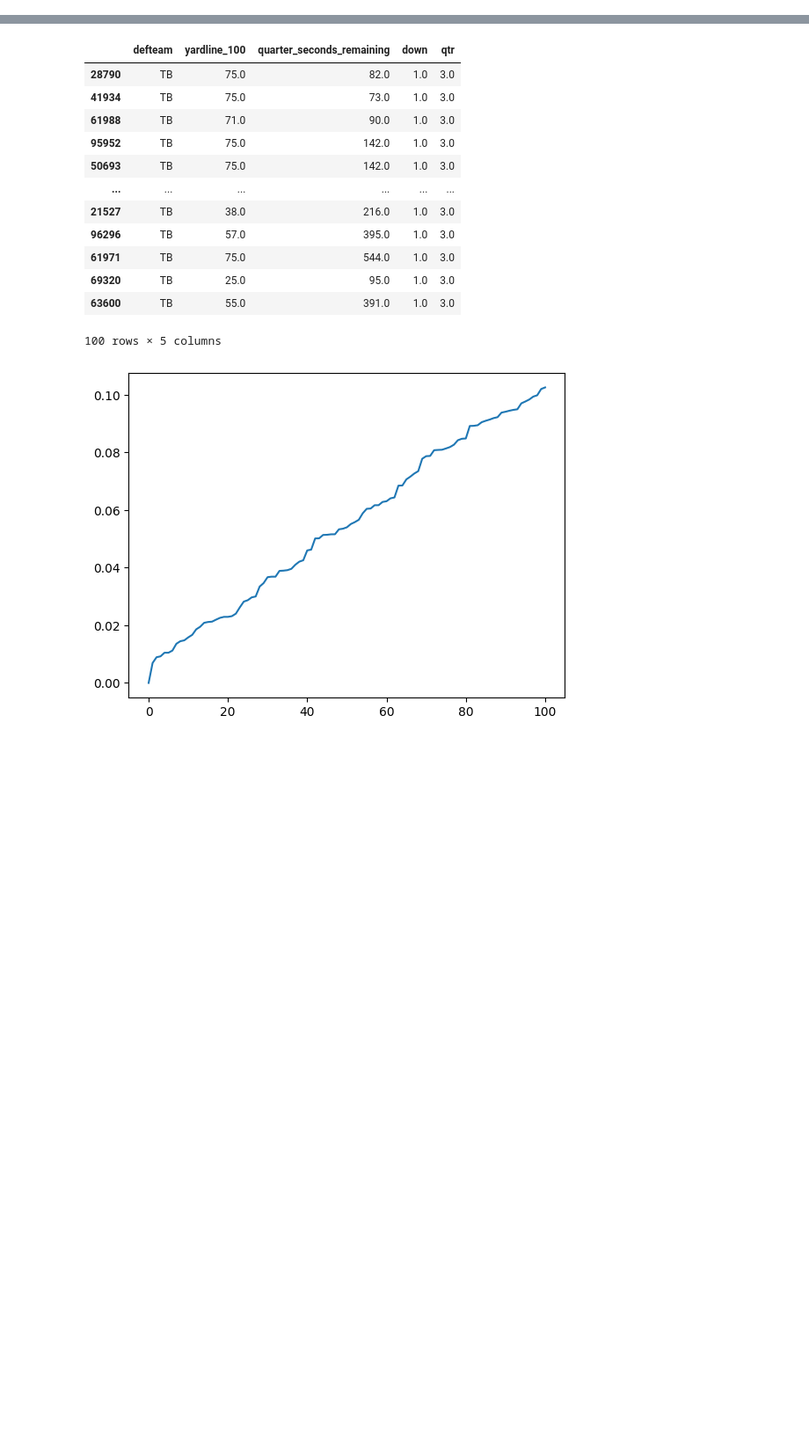
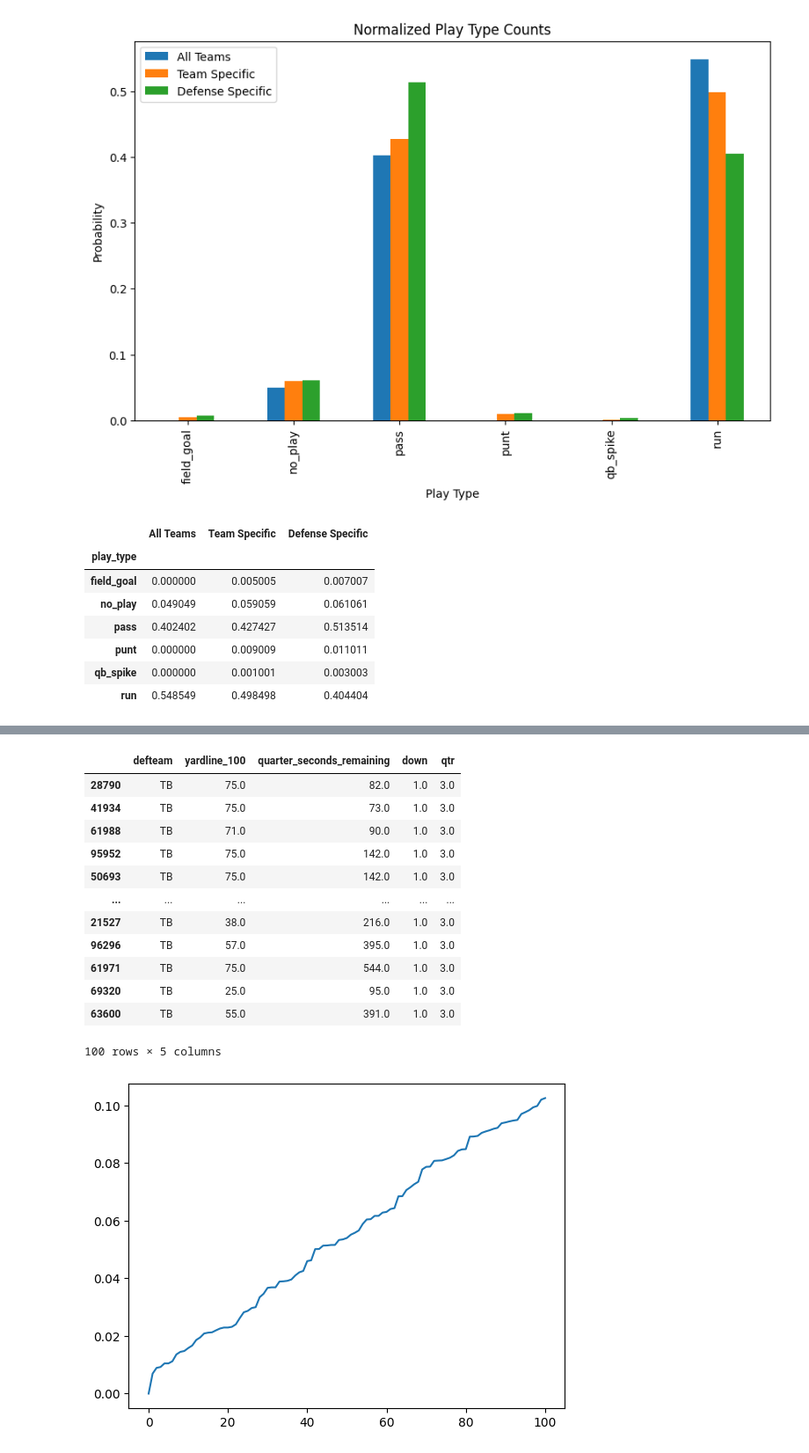
Before and after one commit to rahikot/NFLWViz, a Jupyter notebook: backend/experiment.ipynb, the cells around one changed output, grey strips where cells are left out. Shown: that part at 88% size. Drawn from its saved outputs; the diff is of its cells as text; code cells hidden in the pictures; blank space fills up the shorter version.

Commit message:
Finished Historical Plays Backend
Historical plays is data regarding what plays have been historically made given this same scenario.

```diff
--- a/backend/experiment.ipynb
+++ b/backend/experiment.ipynb
@@ -40,3 +12,0 @@ See the caveats in the documentation: https://pandas.pydata.org/pandas-docs/stab
-# %%
-df = pd.read_csv("data/plays.csv")
-df.head()
@@ -50,11 +13,9 @@ df.head()
 # %%
-df.head()
 
 def specify_team(df, team):
     return df.query(f'(home_team == "{team}" | away_team == "{team}") & defteam != "{team}"').reset_index().drop("index", axis=1)
 
+def specify_defense(df, team):
+    return df[df["defteam"] == team].reset_index().drop("index", axis=1)
 def specify_quarter(df, quarters):
     return  df[df["qtr"].isin(quarters)]
-
-def find_similar_scenarios(df, threshold, qtr, away_team, ):
-    return df[abs(df["yardline_100"] - yardline_100) < threshold]
@@ -96,0 +22,8 @@ See the caveats in the documentation: https://pandas.pydata.org/pandas-docs/stab
+# %%
+df = pd.read_csv("data/plays.csv", index_col=0)
+defenseTeam = "ATL"
+df_specified  = specify_team(df, "SF")
+df_specified_def = specify_defense(df, defenseTeam)
+similar_df_specified = find_similar_scenarios(df_specified, df_specified.iloc[0][["yardlineNumber", "quarter", "down", 'gameClock_minutes', 'gameClock_seconds', "yardsToGo", "preSnapHomeScore", "preSnapVisitorScore"]], 1000)
+similar_df = find_similar_scenarios(df, df_specified.iloc[0][["yardlineNumber", "quarter", "down", 'gameClock_minutes', 'gameClock_seconds', "yardsToGo", "preSnapHomeScore", "preSnapVisitorScore"]], 1000)
+similar_df_defensive = find_similar_scenarios(df_specified_def, df_specified.iloc[0][["yardlineNumber", "quarter", "down", 'gameClock_minutes', 'gameClock_seconds', "yardsToGo", "preSnapHomeScore", "preSnapVisitorScore"]], 1000)
@@ -96,0 +46,36 @@ See the caveats in the documentation: https://pandas.pydata.org/pandas-docs/stab
+# %%
+import pandas as pd
+import matplotlib.pyplot as plt
+
+# Assuming you have two dataframes: similar_df and similar_all_df
+# Normalize the value counts for 'play_type' for both dataframes
+normalized_counts_similar = similar_df['play_type'].value_counts(normalize=True)
+normalized_counts_specified = similar_df_specified['play_type'].value_counts(normalize=True)
+normalized_counts_defensive = similar_df_defensive["play_type"].value_counts(normalize=True)
+# Convert to DataFrame
+df_normalized_counts_similar = normalized_counts_similar.to_frame(name='All Teams')
+df_normalized_counts_specified = normalized_counts_specified.to_frame(name='Team Specific')
+df_normalized_counts_defensive = normalized_counts_defensive.to_frame(name='Defense Specific')
+
+# Merge the two dataframes on the index (play_type), this will align the similar play types
+df_normalized_counts = df_normalized_counts_similar.join(df_normalized_counts_specified, how='outer')
+df_normalized_counts = df_normalized_counts.join(df_normalized_counts_defensive, how='outer')
+# Plot the data
+df_normalized_counts.plot(kind='bar', figsize=(10, 6))
+plt.title('Normalized Play Type Counts')
+plt.ylabel('Probability')
+plt.xlabel('Play Type')
+plt.show()
+
+#df_normalized_counts.fillna(0).to_dict()
+df_normalized_counts.fillna(0)
+# %% [output]
+[figure, added]
+|  | All Teams | Team Specific | Defense Specific |
+| play_type |  |  |  |
+| field_goal | 0.000000 | 0.005005 | 0.007007 |
+| no_play | 0.049049 | 0.059059 | 0.061061 |
+| pass | 0.402402 | 0.427427 | 0.513514 |
+| punt | 0.000000 | 0.009009 | 0.011011 |
+| qb_spike | 0.000000 | 0.001001 | 0.003003 |
+| run | 0.548549 | 0.498498 | 0.404404 |
```
Also changed, not shown: parts of 6 cells of this notebook, 3 other files.
